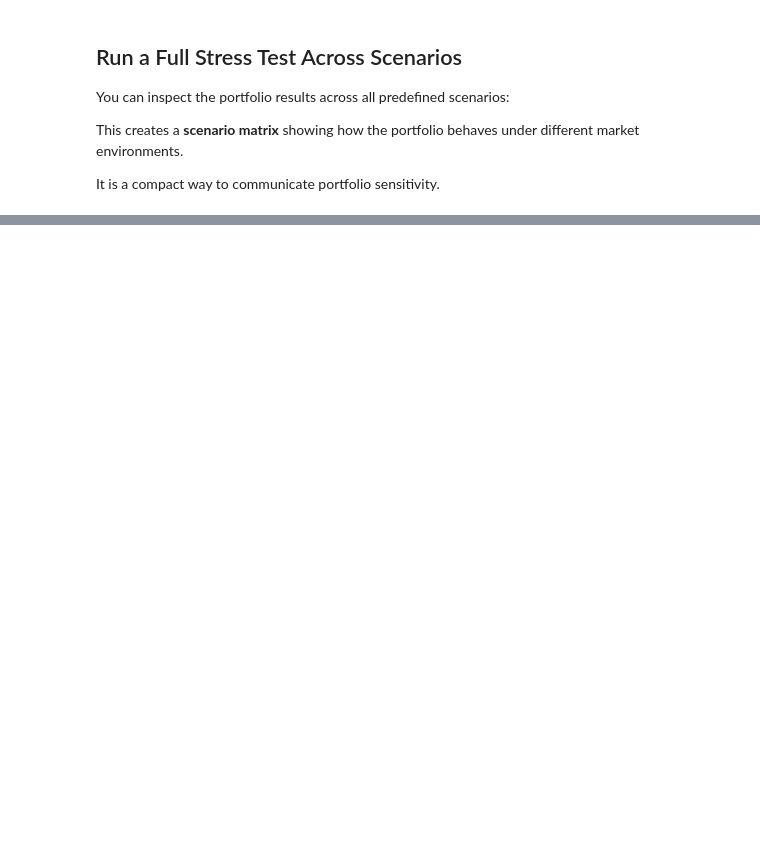
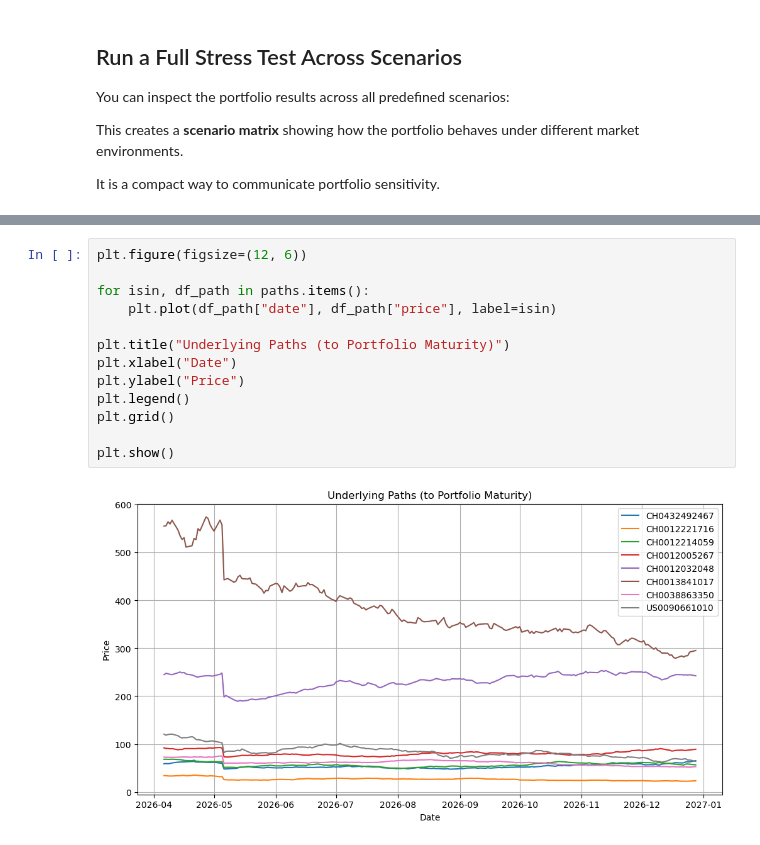
Before and after one commit to sanyalelizabet/structured-products-analytics, a Jupyter notebook: notebooks/01_portfolio_construction.ipynb, the cells around one changed output, grey strips where cells are left out. Saved outputs shown, nothing was run; the diff lists cells and outputs as text; blank space fills up the shorter version.

Commit message:
plots

```diff
--- a/notebooks/01_portfolio_construction.ipynb
+++ b/notebooks/01_portfolio_construction.ipynb
@@ -542,0 +598,15 @@ ERROR: No matching distribution found for hashlib
+# %%
+plt.figure(figsize=(12, 6))
+
+for isin, df_path in paths.items():
+    plt.plot(df_path["date"], df_path["price"], label=isin)
+
+plt.title("Underlying Paths (to Portfolio Maturity)")
+plt.xlabel("Date")
+plt.ylabel("Price")
+plt.legend()
+plt.grid()
+
+plt.show()
+# %% [output]
+[figure, added]
```
Also changed, not shown: parts of 10 cells of this notebook, 2 other files.
